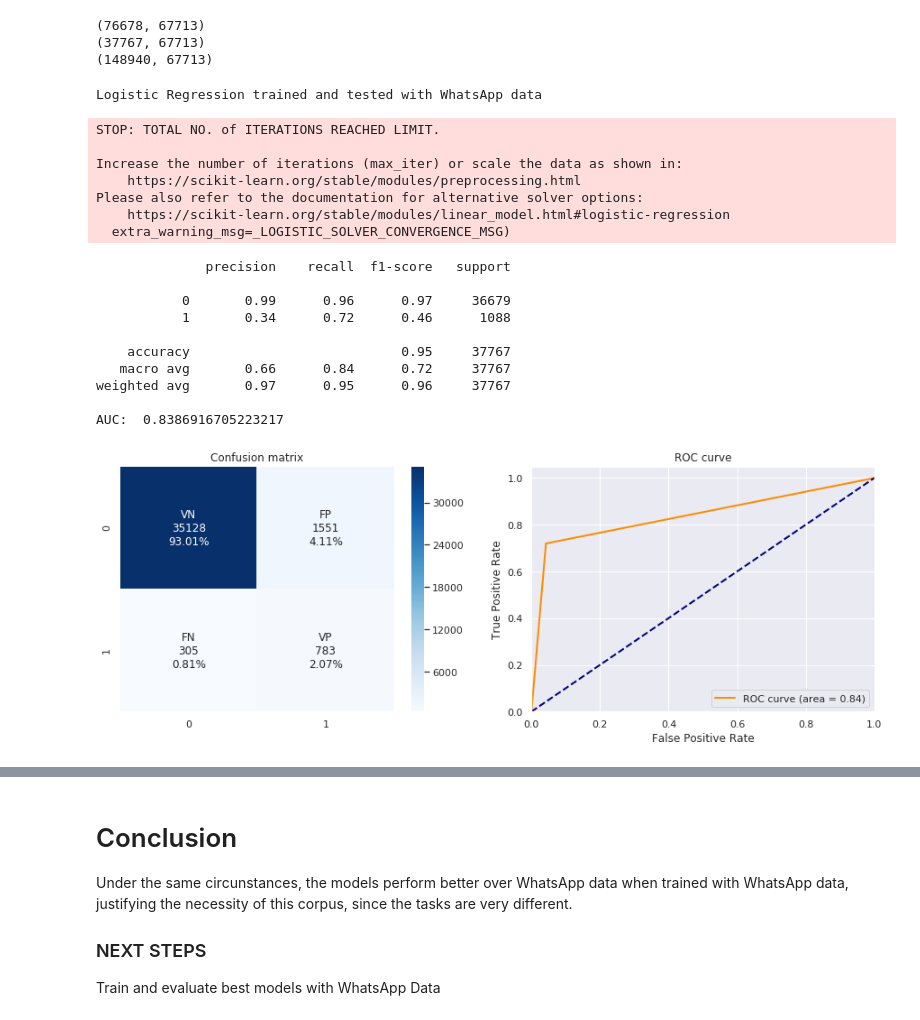
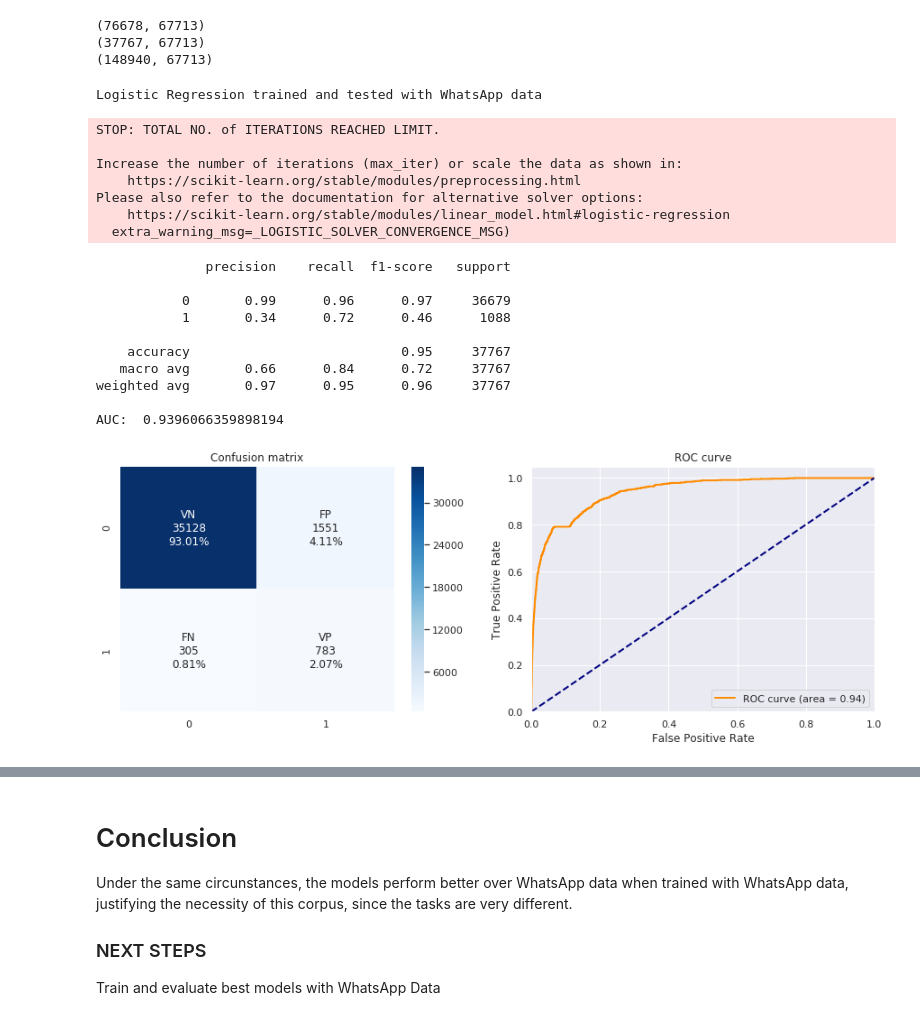
Before and after one commit to cabrau/FakeWhatsApp.Br, a Jupyter notebook: compare corpora.ipynb, the cells around one changed output, grey strips where cells are left out. Saved outputs shown, nothing was run; the diff lists cells and outputs as text; code cells hidden in the pictures.

```diff
--- a/compare corpora.ipynb
+++ b/compare corpora.ipynb
@@ -365,8 +363,8 @@ AUC:  0.625
 # %%
 #oversampling with SMOTE
 sm = SMOTE(random_state=42)
-X_res, y_res = sm.fit_resample(X_train, y_train)
-X_res.shape
+X_train, y_train = sm.fit_resample(X_train, y_train)
+X_train.shape
 # %% [output]
 (376, 2411)
 # %%
@@ -513,36 +518,37 @@ X_test_wpp = vectorizer.transform(sentences_test_wpp)
 print(X_train_wpp.shape)
 print(X_test_wpp.shape)
 #oversampling
-X_res_wpp, y_res_wpp = sm.fit_resample(X_train_wpp, y_train_wpp)
-print(X_res_wpp.shape)
+X_train_wpp, y_train_wpp = sm.fit_resample(X_train_wpp, y_train_wpp)
+print(X_train_wpp.shape)
 # %% [output]
 (76678, 67713)
 (37767, 67713)
 (148940, 67713)
 # %%
 print('Logistic Regression trained and tested with WhatsApp data')
-logreg_wpp = LogisticRegression().fit(X_res_wpp, y_res_wpp)
+logreg_wpp = LogisticRegression().fit(X_train_wpp, y_train_wpp)
 y_pred = logreg_wpp.predict(X_test_wpp)
-getTestMetrics(y_test_wpp, y_pred)
+y_prob = logreg_wpp.predict_proba(X_test_wpp)[:,1]
+getTestMetrics(y_test_wpp, y_pred, y_prob)
 # %% [output]
 Logistic Regression trained and tested with WhatsApp data
 STOP: TOTAL NO. of ITERATIONS REACHED LIMIT.
 
 Increase the number of iterations (max_iter) or scale the data as shown in:
     https://scikit-learn.org/stable/modules/preprocessing.html
 Please also refer to the documentation for alternative solver options:
     https://scikit-learn.org/stable/modules/linear_model.html#logistic-regression
   extra_warning_msg=_LOGISTIC_SOLVER_CONVERGENCE_MSG)
               precision    recall  f1-score   support
 
            0       0.99      0.96      0.97     36679
            1       0.34      0.72      0.46      1088
 
     accuracy                           0.95     37767
    macro avg       0.66      0.84      0.72     37767
 weighted avg       0.97      0.95      0.96     37767
 
-AUC:  0.8386916705223217
+AUC:  0.9396066359898194
-[figure, old version]
+[figure, new version]
 # %%
 print('SVM linear trained and tested with WhatsApp data')
```
Also changed, not shown: parts of 12 cells of this notebook.
